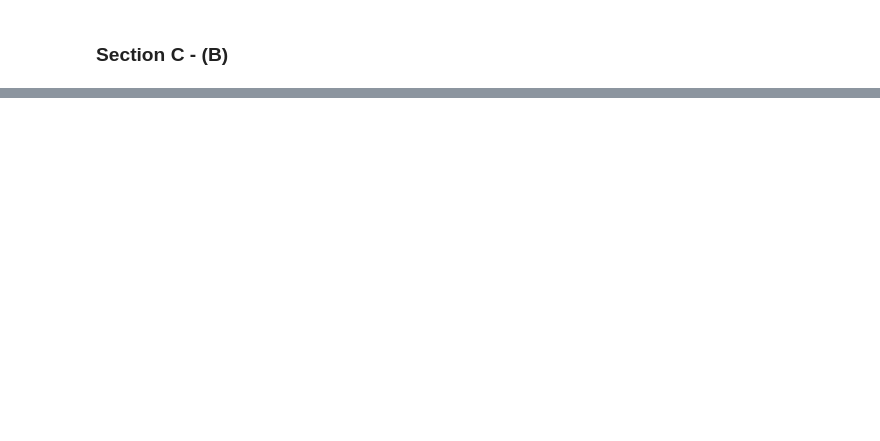
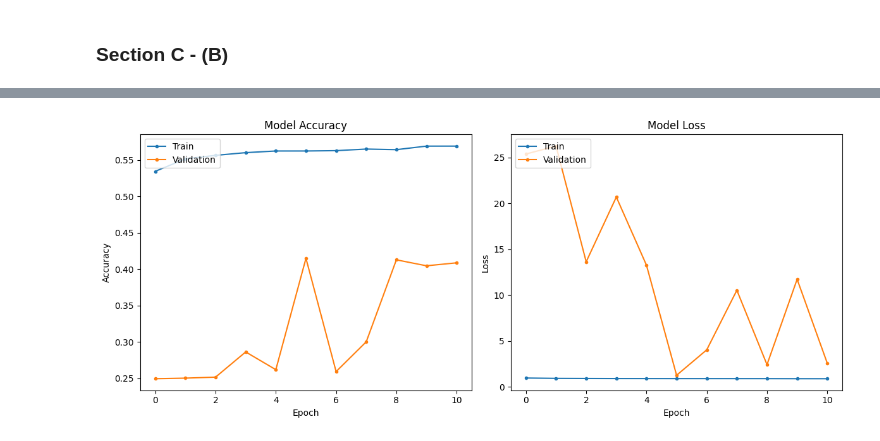
Before and after one commit to AlikMon88/Event-Classification-Boson-Decay, a Jupyter notebook: section_c_b.ipynb, the cells around one changed output, grey strips where cells are left out. Saved outputs shown, nothing was run; the diff lists cells and outputs as text; code cells hidden in the pictures; blank space fills up the shorter version.

```diff
--- a/section_c_b.ipynb
+++ b/section_c_b.ipynb
@@ -17,3 +21,5 @@ import seaborn as sns
 # Set random seeds for reproducibility
 np.random.seed(42)
 tf.random.set_seed(42)
+
+event_ratio = 0.3
@@ -308,7 +256,7 @@ print(f"Test: {len(y_test)} samples")
 # %%
-
 # Normalize the data (this is important for neural networks)
 # For simplicity, we'll use a simple approach here
+
 def normalize_features(X_train, X_val, X_test):
     # Reshape to 2D for scaling
     orig_shape = X_train.shape
@@ -328,11 +276,5 @@ def normalize_features(X_train, X_val, X_test):
     return X_train_scaled, X_val_scaled, X_test_scaled
 
 # Normalize jet and track features separately
-X_jets_train_norm, X_jets_val_norm, X_jets_test_norm = normalize_features(
-    X_jets_train, X_jets_val, X_jets_test
-)
-X_tracks_train_norm, X_tracks_val_norm, X_tracks_test_norm = normalize_features(
-    X_tracks_train, X_tracks_val, X_tracks_test
-)
-
+X_train_norm, X_val_norm, X_test_norm = normalize_features(X_train, X_val, X_test)
 print("Data normalization complete.")
@@ -390,16 +282,0 @@ def build_model(max_jets, max_tracks, n_jet_features, n_track_features, n_classe
-# %%
-# Build the model
-n_jet_features = X_jets_train.shape[2]
-n_track_features = X_tracks_train.shape[2]
-max_jets = X_jets_train.shape[1]
-max_tracks = X_tracks_train.shape[1]
-
-model = build_model(
-    max_jets=max_jets,
-    max_tracks=max_tracks,
-    n_jet_features=n_jet_features,
-    n_track_features=n_track_features
-)
-
-# Print model summary
-model.summary()
@@ -407,9 +355,9 @@ model.summary()
 
 # Train the model
 history = model.fit(
-    [X_jets_train_norm, X_tracks_train_norm],
+    X_train_norm,
     y_train,
-    validation_data=([X_jets_val_norm, X_tracks_val_norm], y_val),
+    validation_data=(X_val, y_val),
     epochs=30,
     batch_size=64,
     callbacks=[
@@ -426,25 +392,27 @@ history = model.fit(
 # %%
 
 # Plot training history
 plt.figure(figsize=(12, 5))
 
 plt.subplot(1, 2, 1)
-plt.plot(history.history['accuracy'])
-plt.plot(history.history['val_accuracy'])
+plt.plot(history.history['accuracy'], marker = '.')
+plt.plot(history.history['val_accuracy'], marker = '.')
 plt.title('Model Accuracy')
 plt.ylabel('Accuracy')
 plt.xlabel('Epoch')
 plt.legend(['Train', 'Validation'], loc='upper left')
 
 plt.subplot(1, 2, 2)
-plt.plot(history.history['loss'])
-plt.plot(history.history['val_loss'])
+plt.plot(history.history['loss'], marker = '.')
+plt.plot(history.history['val_loss'], marker = '.')
 plt.title('Model Loss')
 plt.ylabel('Loss')
 plt.xlabel('Epoch')
 plt.legend(['Train', 'Validation'], loc='upper left')
 
 plt.tight_layout()
-plt.savefig('training_history.png')
-plt.close()
+plt.savefig('saves/training_history.png')
+plt.show()
+# %% [output]
+[figure, added]
 # %%
```
Also changed, not shown: parts of 17 cells of this notebook, 10 other files.
